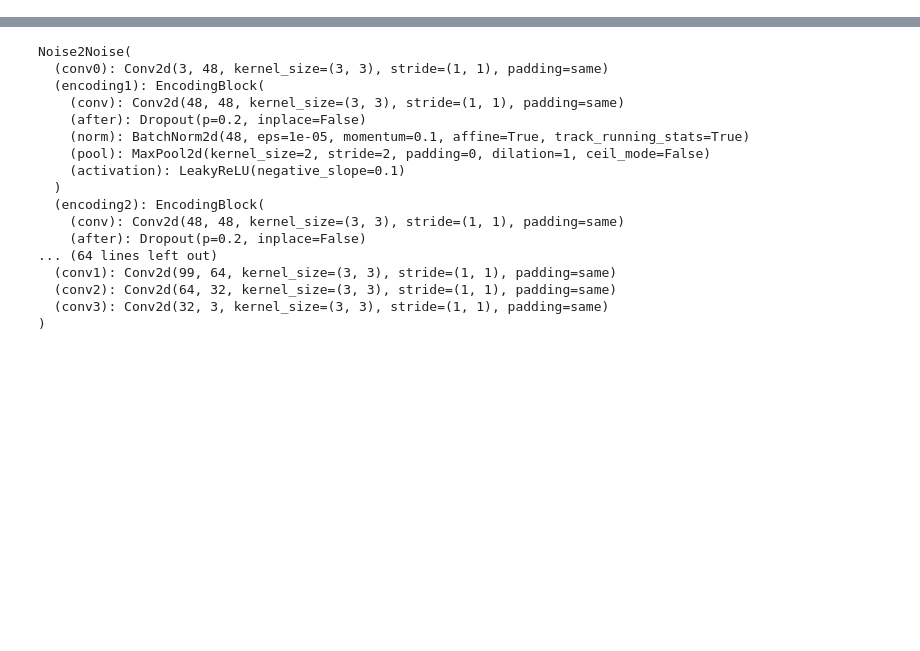
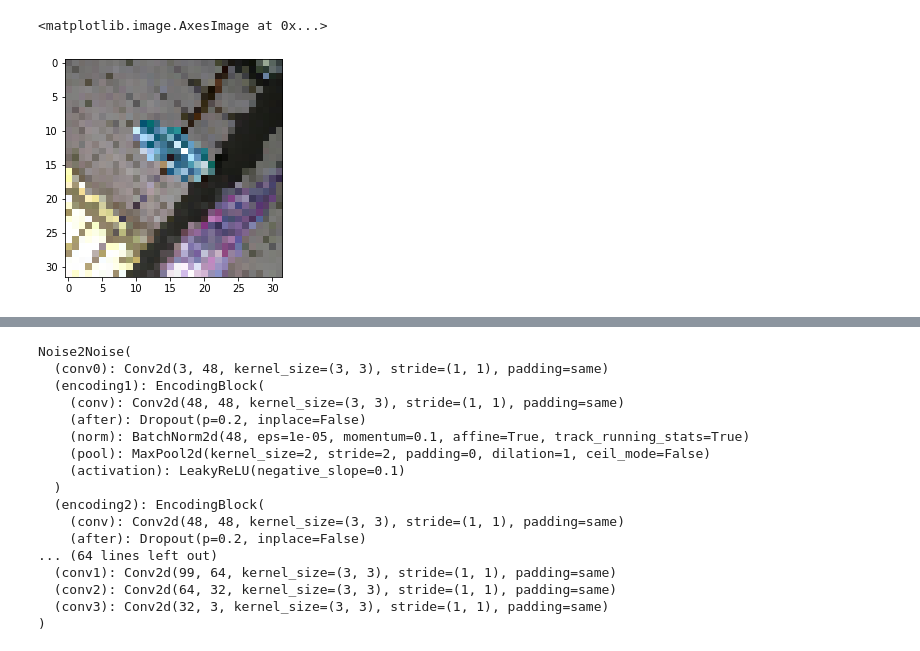
Before and after one commit to AttiaYoussef/DeepLearningProject, a Jupyter notebook: Miniproject_1/Experiments.ipynb, the cells around one changed output, grey strips where cells are left out. Cells and saved outputs as stored; diff of their text form; code cells hidden in the pictures; blank space fills up the shorter version.

Commit message:
Data augmentation flip all images improves only slightly

```diff
--- a/Miniproject_1/Experiments.ipynb
+++ b/Miniproject_1/Experiments.ipynb
@@ -16,3 +16,10 @@ val_noisy_imgs = val_noisy_imgs.to(device)
 clean_imgs = clean_imgs.to(device)
 # %%
 noisy_imgs_1, noisy_imgs_2 = ((noisy_imgs_1/255.0)).to(device), ((noisy_imgs_2/255.0)).to(device)
+noisy_imgs_1 = torch.cat((noisy_imgs_1, torch.rot90(noisy_imgs_1, 2, [2, 3])), 0).to(device)
+noisy_imgs_2 = torch.cat((noisy_imgs_2, torch.rot90(noisy_imgs_2, 2, [2, 3])), 0).to(device)
+# %%
+plt.imshow(  noisy_imgs_1[50000].cpu().detach().permute(1, 2, 0))
+# %% [output]
+<matplotlib.image.AxesImage at 0x...>
+[figure, added]
```
Also changed, not shown: parts of 3 cells of this notebook.
